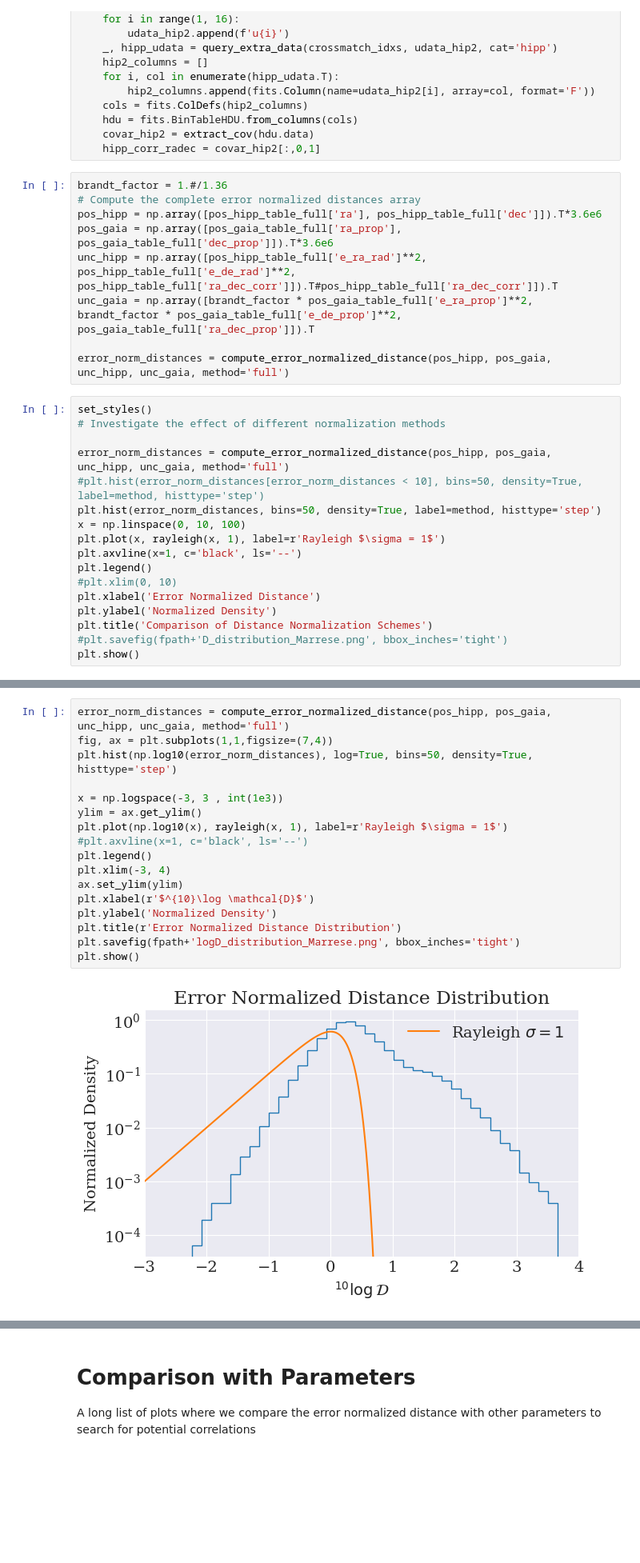
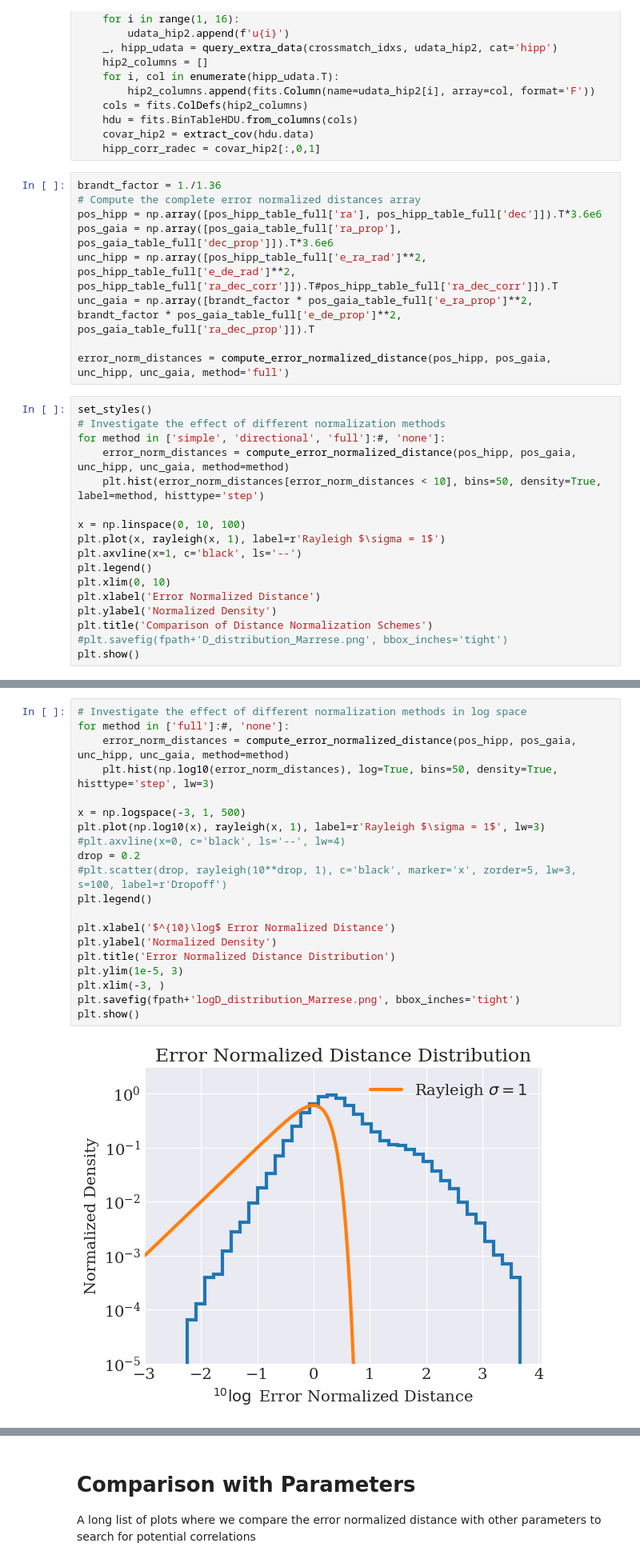
Before and after one commit to RenVit318/masterproject, a Jupyter notebook: src/notebooks/error_normalized_distance_study_marrese.ipynb, the cells around one changed output, grey strips where cells are left out. Shown at 80% size. Drawn from its saved outputs; the diff is of its cells as text; blank space fills up the shorter version.

Commit message:
Figure Making Marrese Analysis

```diff
--- a/src/notebooks/error_normalized_distance_study_marrese.ipynb
+++ b/src/notebooks/error_normalized_distance_study_marrese.ipynb
@@ -198,7 +180,7 @@ if not hip_mixed:# Get the correlation factors from Hipparcos-2 ! ONLY FOR HIP2
     covar_hip2 = extract_cov(hdu.data)
     hipp_corr_radec = covar_hip2[:,0,1]
 # %%
-brandt_factor = 1.#/1.36
+brandt_factor = 1./1.36
 # Compute the complete error normalized distances array
 pos_hipp = np.array([pos_hipp_table_full['ra'], pos_hipp_table_full['dec']]).T*3.6e6
 pos_gaia = np.array([pos_gaia_table_full['ra_prop'], pos_gaia_table_full['dec_prop']]).T*3.6e6
@@ -209,15 +191,15 @@ error_norm_distances = compute_error_normalized_distance(pos_hipp, pos_gaia, unc
 # %%
 set_styles()
 # Investigate the effect of different normalization methods
+for method in ['simple', 'directional', 'full']:#, 'none']:
+    error_norm_distances = compute_error_normalized_distance(pos_hipp, pos_gaia, unc_hipp, unc_gaia, method=method)
+    plt.hist(error_norm_distances[error_norm_distances < 10], bins=50, density=True, label=method, histtype='step')
 
-error_norm_distances = compute_error_normalized_distance(pos_hipp, pos_gaia, unc_hipp, unc_gaia, method='full')
-#plt.hist(error_norm_distances[error_norm_distances < 10], bins=50, density=True, label=method, histtype='step')
-plt.hist(error_norm_distances, bins=50, density=True, label=method, histtype='step')
 x = np.linspace(0, 10, 100)
 plt.plot(x, rayleigh(x, 1), label=r'Rayleigh $\sigma = 1$')
 plt.axvline(x=1, c='black', ls='--')
 plt.legend()
-#plt.xlim(0, 10)
+plt.xlim(0, 10)
 plt.xlabel('Error Normalized Distance')
 plt.ylabel('Normalized Density')
 plt.title('Comparison of Distance Normalization Schemes')
@@ -226,19 +210,22 @@ plt.show()
 # %%
-error_norm_distances = compute_error_normalized_distance(pos_hipp, pos_gaia, unc_hipp, unc_gaia, method='full')
-fig, ax = plt.subplots(1,1,figsize=(7,4))
-plt.hist(np.log10(error_norm_distances), log=True, bins=50, density=True, histtype='step')
+# Investigate the effect of different normalization methods in log space
+for method in ['full']:#, 'none']:
+    error_norm_distances = compute_error_normalized_distance(pos_hipp, pos_gaia, unc_hipp, unc_gaia, method=method)
+    plt.hist(np.log10(error_norm_distances), log=True, bins=50, density=True, histtype='step', lw=3)
 
-x = np.logspace(-3, 3 , int(1e3))
-ylim = ax.get_ylim()
-plt.plot(np.log10(x), rayleigh(x, 1), label=r'Rayleigh $\sigma = 1$')
-#plt.axvline(x=1, c='black', ls='--')
+x = np.logspace(-3, 1, 500)
+plt.plot(np.log10(x), rayleigh(x, 1), label=r'Rayleigh $\sigma = 1$', lw=3)
+#plt.axvline(x=0, c='black', ls='--', lw=4)
+drop = 0.2
+#plt.scatter(drop, rayleigh(10**drop, 1), c='black', marker='x', zorder=5, lw=3, s=100, label=r'Dropoff')
 plt.legend()
-plt.xlim(-3, 4)
-ax.set_ylim(ylim)
-plt.xlabel(r'$^{10}\log \mathcal{D}$')
+
+plt.xlabel('$^{10}\log$ Error Normalized Distance')
 plt.ylabel('Normalized Density')
-plt.title(r'Error Normalized Distance Distribution')
+plt.title('Error Normalized Distance Distribution')
+plt.ylim(1e-5, 3)
+plt.xlim(-3, )
 plt.savefig(fpath+'logD_distribution_Marrese.png', bbox_inches='tight')
 plt.show()
 # %% [output]
-[figure, old version]
+[figure, new version]
```
Also changed, not shown: parts of 11 cells of this notebook.
